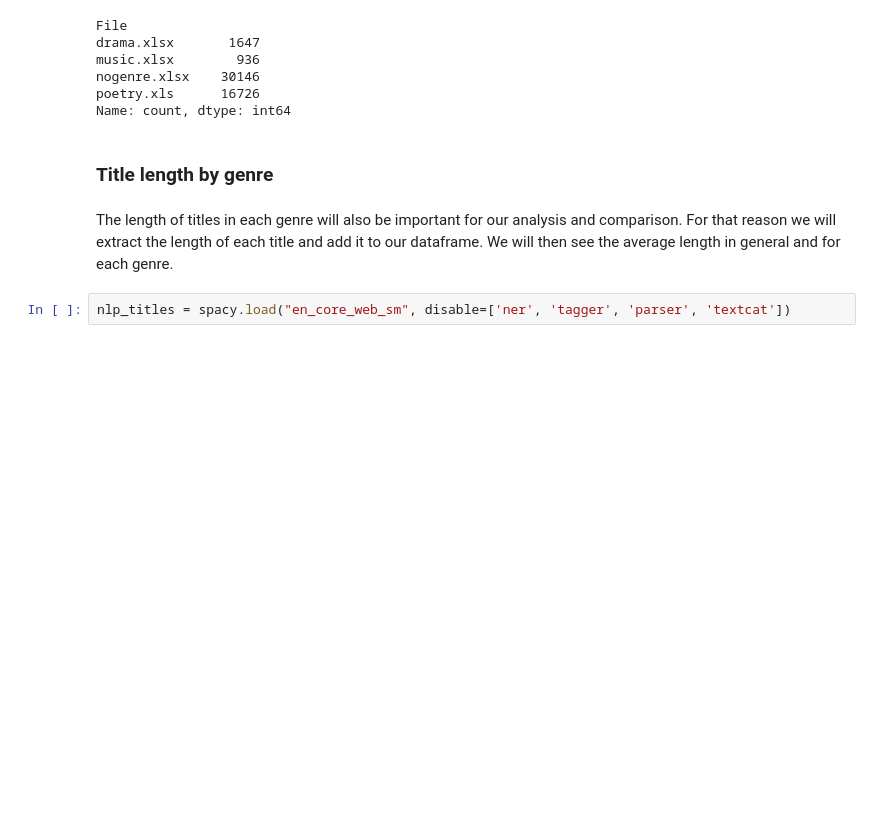
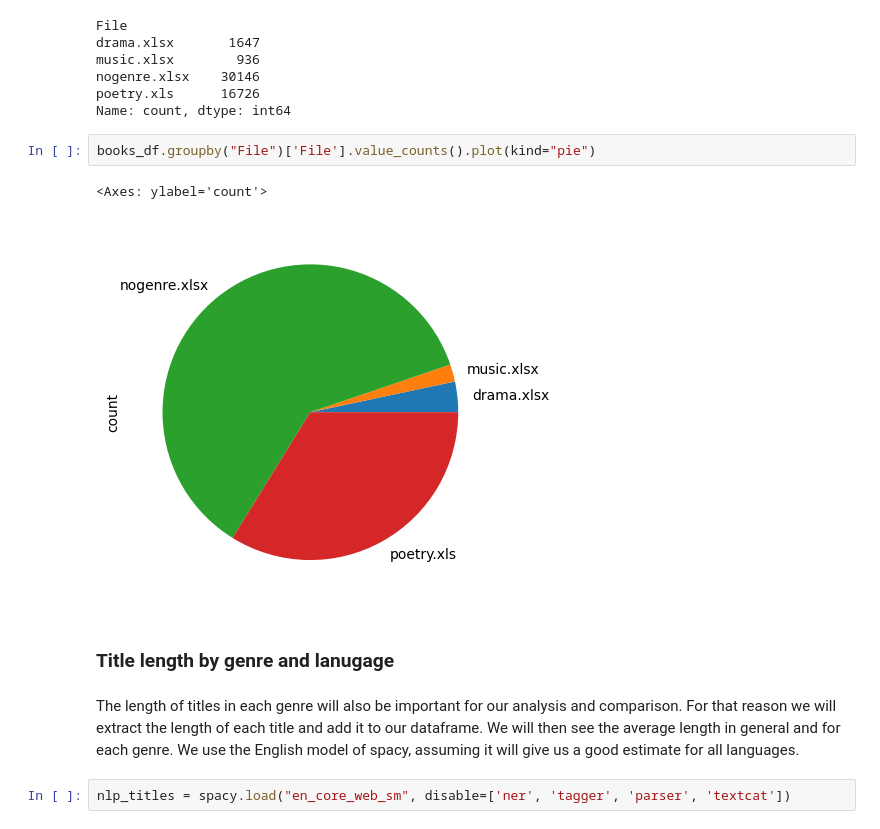
Before and after one commit to petar-soldo/IDH25-individual, a Jupyter notebook: IDH-individual.ipynb, the cells around one changed output. Drawn from its saved outputs; the diff is of its cells as text; blank space fills up the shorter version.

```diff
--- a/IDH-individual.ipynb
+++ b/IDH-individual.ipynb
@@ -211,10 +220,15 @@ music.xlsx        936
 nogenre.xlsx    30146
 poetry.xls      16726
 Name: count, dtype: int64
+# %%
+books_df.groupby("File")['File'].value_counts().plot(kind="pie")
+# %% [output]
+<Axes: ylabel='count'>
+[figure, added]
 # %% [markdown]
-### Title length by genre
+### Title length by genre and lanugage
 # %% [markdown]
-The length of titles in each genre will also be important for our analysis and comparison. For that reason we will extract the length of each title and add it to our dataframe. We will then see the average length in general and for each genre.
+The length of titles in each genre will also be important for our analysis and comparison. For that reason we will extract the length of each title and add it to our dataframe. We will then see the average length in general and for each genre. We use the English model of spacy, assuming it will give us a good estimate for all languages.
 # %%
 nlp_titles = spacy.load("en_core_web_sm", disable=['ner', 'tagger', 'parser', 'textcat'])
 # %%
```
Also changed, not shown: parts of 29 cells of this notebook, 1 other file.
